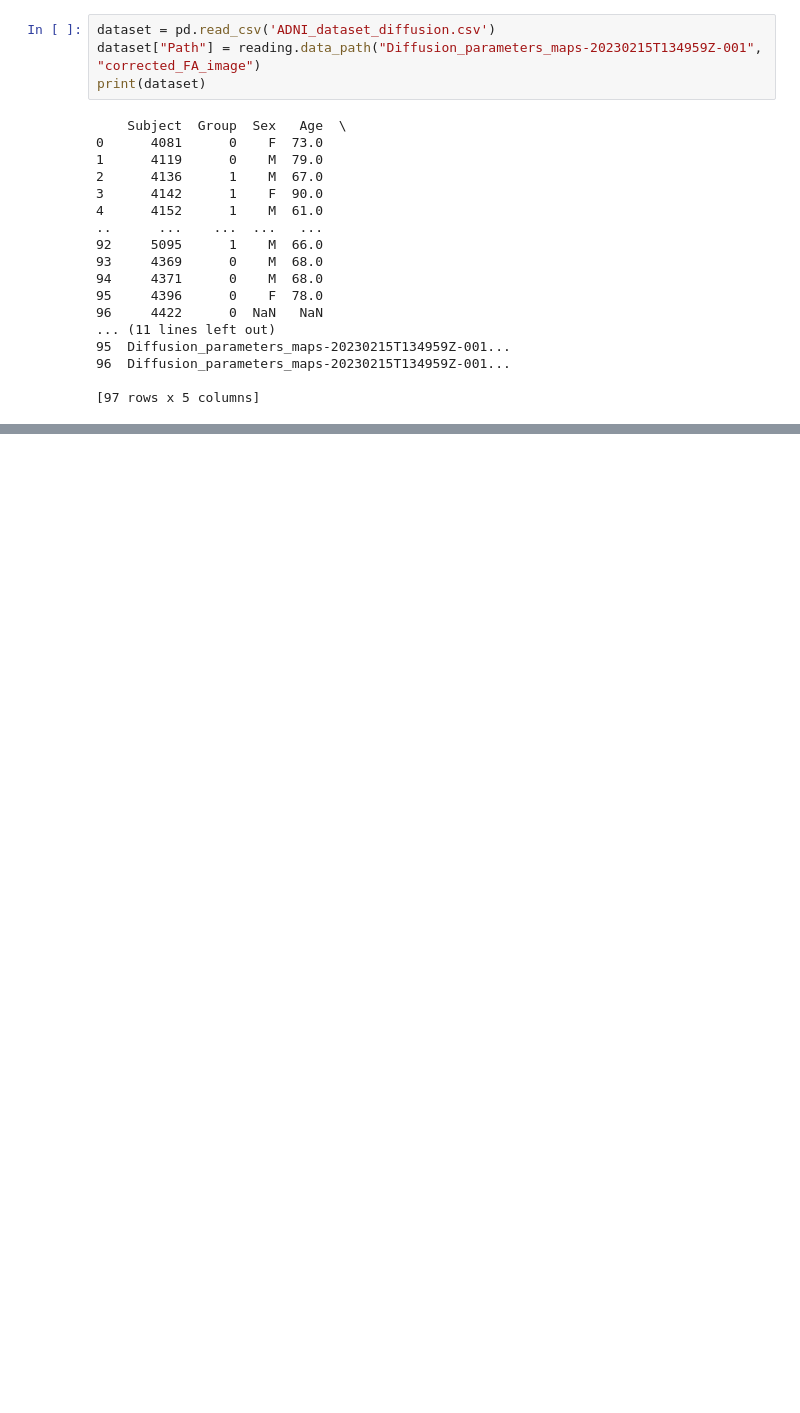
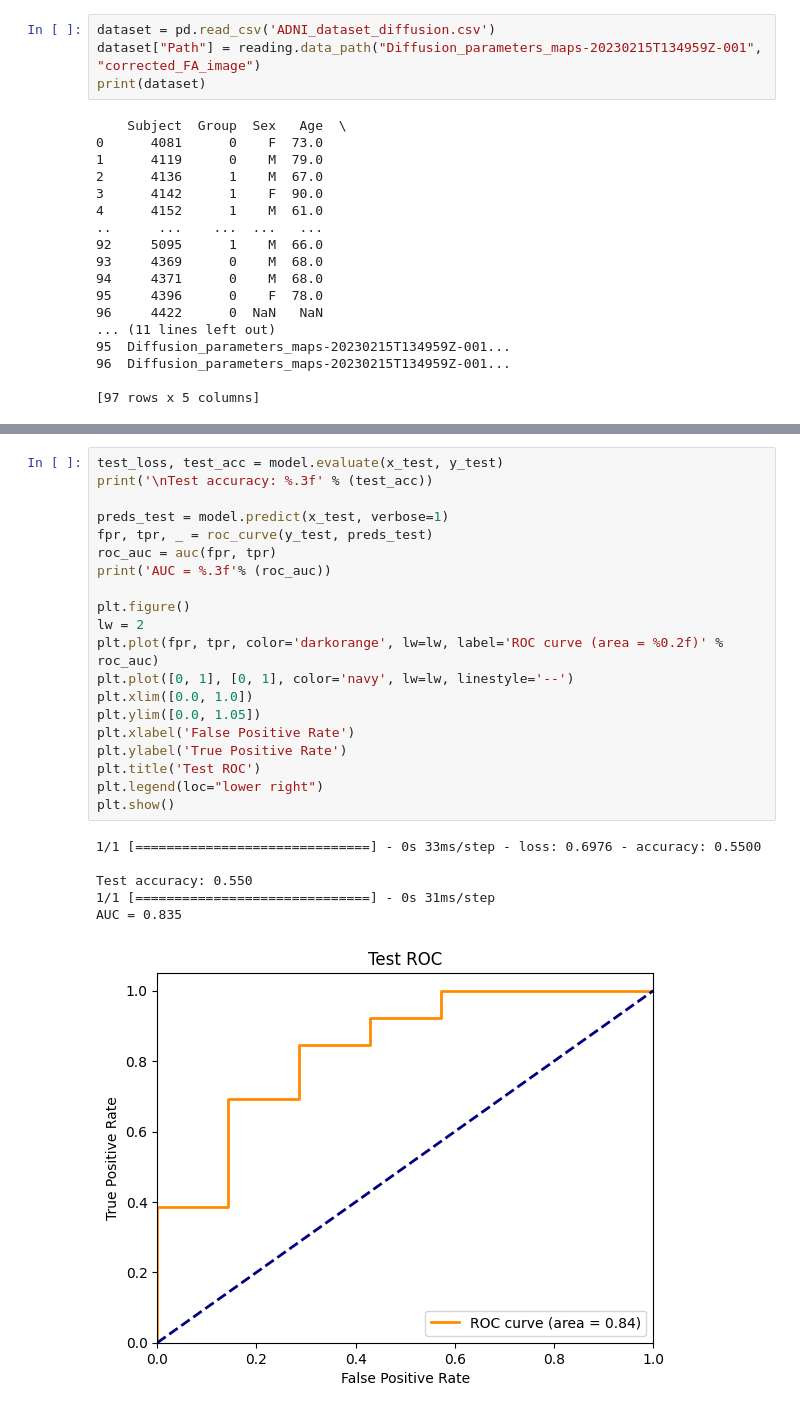
Before and after one commit to francescouni0/CompProject, a Jupyter notebook: CNN.ipynb, the cells around one changed output, grey strips where cells are left out. Cells and saved outputs as stored; diff of their text form; blank space fills up the shorter version.

```diff
--- a/CNN.ipynb
+++ b/CNN.ipynb
@@ -226,0 +295,27 @@ plt.show()
+# %%
+test_loss, test_acc = model.evaluate(x_test, y_test)
+print('\nTest accuracy: %.3f' % (test_acc))
+
+preds_test = model.predict(x_test, verbose=1)
+fpr, tpr, _ = roc_curve(y_test, preds_test)
+roc_auc = auc(fpr, tpr)
+print('AUC = %.3f'% (roc_auc))
+
+plt.figure()
+lw = 2
+plt.plot(fpr, tpr, color='darkorange', lw=lw, label='ROC curve (area = %0.2f)' % roc_auc)
+plt.plot([0, 1], [0, 1], color='navy', lw=lw, linestyle='--')
+plt.xlim([0.0, 1.0])
+plt.ylim([0.0, 1.05])
+plt.xlabel('False Positive Rate')
+plt.ylabel('True Positive Rate')
+plt.title('Test ROC')
+plt.legend(loc="lower right")
+plt.show()
+# %% [output]
+1/1 [==============================] - 0s 33ms/step - loss: 0.6976 - accuracy: 0.5500
+
+Test accuracy: 0.550
+1/1 [==============================] - 0s 31ms/step
+AUC = 0.835
+[figure, added]
```
Also changed, not shown: parts of 16 cells of this notebook.
